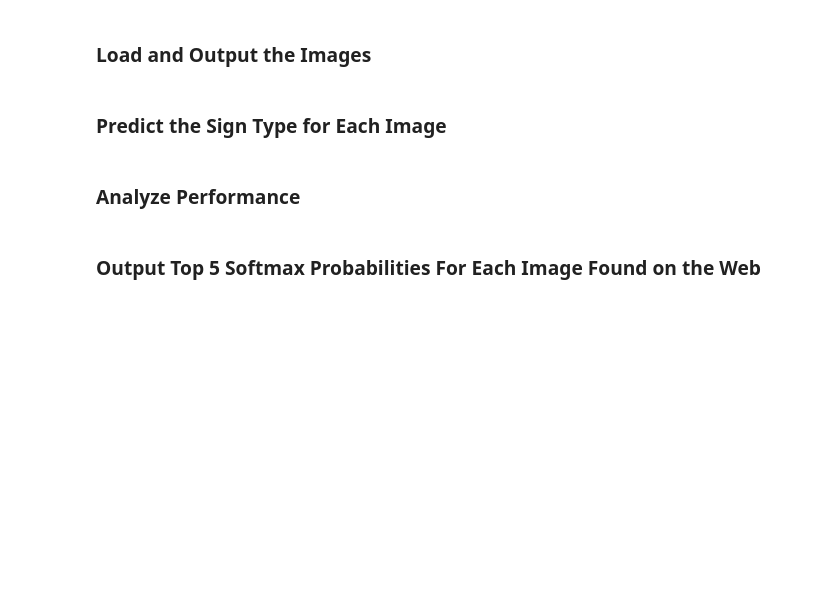
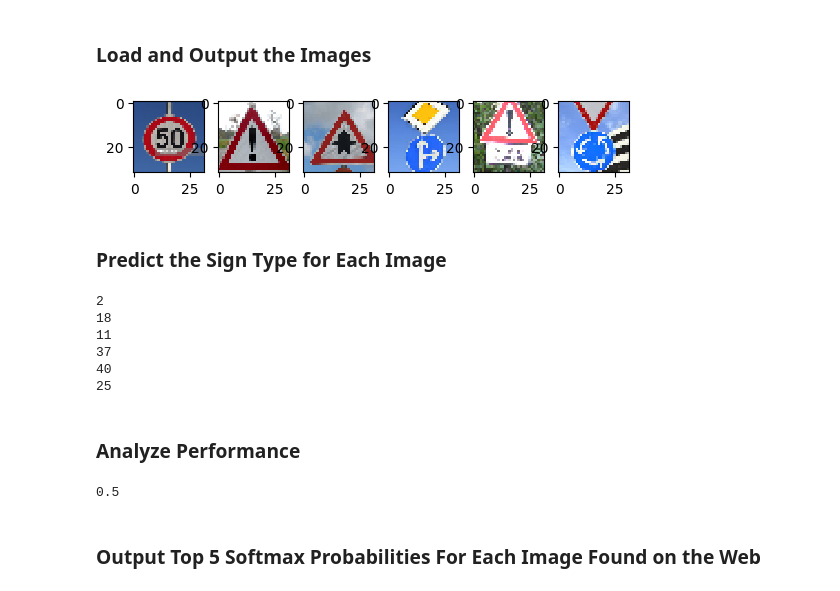
Before and after one commit to seongyooncho/CarND-Traffic-Sign-Classifier-Project, a Jupyter notebook: Traffic_Sign_Classifier.ipynb, the cells around one changed output. Drawn from its saved outputs; the diff is of its cells as text; code cells hidden in the pictures; blank space fills up the shorter version.

```diff
--- a/Traffic_Sign_Classifier.ipynb
+++ b/Traffic_Sign_Classifier.ipynb
@@ -134,8 +162,8 @@ Use the code cell (or multiple code cells, if necessary) to implement the first
 # %%
 ### Preprocess the data here. Preprocessing steps could include normalization, converting to grayscale, etc.
 ### Feel free to use as many code cells as needed.
-from sklearn.utils import shuffle
-X_train, y_train = shuffle(X_train, y_train)
+
+### Convert to grayscale and normalize
 X_train = np.dot(X_train[...,:3], [0.299, 0.587, 0.114]) / 255
 X_train = X_train.reshape(n_train, 32, 32, 1)
 X_valid = np.dot(X_valid[...,:3], [0.299, 0.587, 0.114]) / 255
@@ -145,3 +195,7 @@ X_test = X_test.reshape(n_test, 32, 32, 1)
+# %%
+### Shuffle
+from sklearn.utils import shuffle
+X_train_appended, y_train_appended = shuffle(X_train_appended, y_train_appended)
 # %% [markdown]
 ### Model Architecture
 # %%
@@ -222,7 +276,7 @@ one_hot_y = tf.one_hot(y, n_classes)
 
 rate = 0.001
 
-logits = LeNet(x)
+logits, conv1, conv2 = LeNet(x)
 cross_entropy = tf.nn.softmax_cross_entropy_with_logits(logits=logits, labels=one_hot_y)
 loss_operation = tf.reduce_mean(cross_entropy)
 optimizer = tf.train.AdamOptimizer(learning_rate = rate)
@@ -244,15 +298,15 @@ def evaluate(X_data, y_data):
 
 with tf.Session() as sess:
     sess.run(tf.global_variables_initializer())
-    num_examples = len(X_train)
+    num_examples = len(X_train_appended)
 
     print("Training...")
     print()
     for i in range(EPOCHS):
-        X_train, y_train = shuffle(X_train, y_train)
+        X_train_appended, y_train_appended = shuffle(X_train_appended, y_train_appended)
         for offset in range(0, num_examples, BATCH_SIZE):
             end = offset + BATCH_SIZE
-            batch_x, batch_y = X_train[offset:end], y_train[offset:end]
+            batch_x, batch_y = X_train_appended[offset:end], y_train_appended[offset:end]
             sess.run(training_operation, feed_dict={x: batch_x, y: batch_y})
 
         validation_accuracy = evaluate(X_valid, y_valid)
@@ -302,14 +353,73 @@ You may find `signnames.csv` useful as it contains mappings from the class id (i
+# %%
+### Load the images and plot them here.
+### Feel free to use as many code cells as needed.
+import cv2
+
+num_images = 6
+fig = plt.figure()
+
+def imread32(file):
+    img = cv2.imread(file)
+    img = img[...,::-1]
+    height, width, channels = img.shape
+    size = np.amin([height, width])
+    sm_width = int(width*32/size)
+    sm_height = int(height*32/size)
+    sm_img = cv2.resize(img, (sm_width, sm_height))
+    x_offset = int((sm_width-32)/2)
+    y_offset = int((sm_height-32)/2)
+    sm_img = sm_img[y_offset:32+y_offset, x_offset:32+x_offset]
+    return sm_img
+
+X_new = np.array([
+    imread32('./data/0.jpg'),
+    imread32('./data/1.jpg'),
+    imread32('./data/2.jpg'),
+    imread32('./data/3.jpg'),
+    imread32('./data/4.jpg'),
+    imread32('./data/5.jpg')
+])
+
+for i in range(num_images):
+    fig.add_subplot(1,num_images,i+1)
+    plt.imshow(X_new[i])
+# %% [output]
+[figure, added]
 # %% [markdown]
 ### Predict the Sign Type for Each Image
 # %%
 ### Run the predictions here and use the model to output the prediction for each image.
 ### Make sure to pre-process the images with the same pre-processing pipeline used earlier.
 ### Feel free to use as many code cells as needed.
+X_new_processed = np.dot(X_new[...,:3], [0.299, 0.587, 0.114]) / 255
+X_new_processed = X_new_processed.reshape(num_images, 32, 32, 1)
+
+with tf.Session() as sess:
+    saver.restore(sess, tf.train.latest_checkpoint('.'))
+    sess = tf.get_default_session()
+    new_prediction = sess.run(logits, feed_dict={x: X_new_processed})
+    for i in range(num_images):
+        print(np.argmax(new_prediction[i]))
+# %% [output]
+2
+18
+11
+37
+40
+25
 # %% [markdown]
 ### Analyze Performance
 # %%
 ### Calculate the accuracy for these 5 new images.
 ### For example, if the model predicted 1 out of 5 signs correctly, it's 20% accurate on these new images.
+
+with tf.Session() as sess:
+    saver.restore(sess, tf.train.latest_checkpoint('.'))
+    sess = tf.get_default_session()
+    accuracy = evaluate(X_new_processed, [2, 18, 11, 36, 18, 40])
+    print(accuracy)
+# %% [output]
+0.5
 # %% [markdown]
 ### Output Top 5 Softmax Probabilities For Each Image Found on the Web
 # %% [markdown]
```
Also changed, not shown: parts of 8 cells of this notebook, 7 other files.
